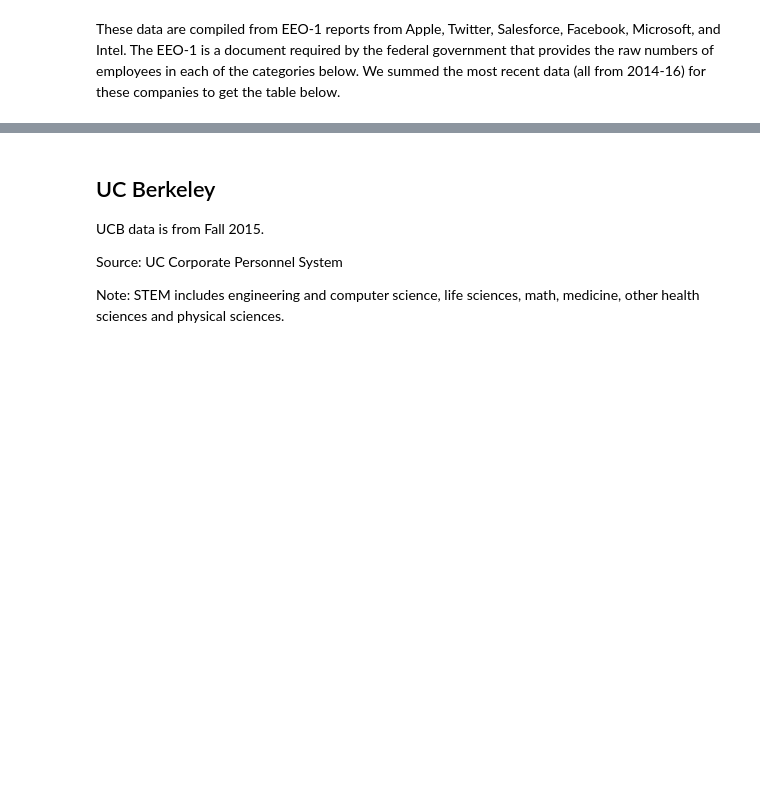
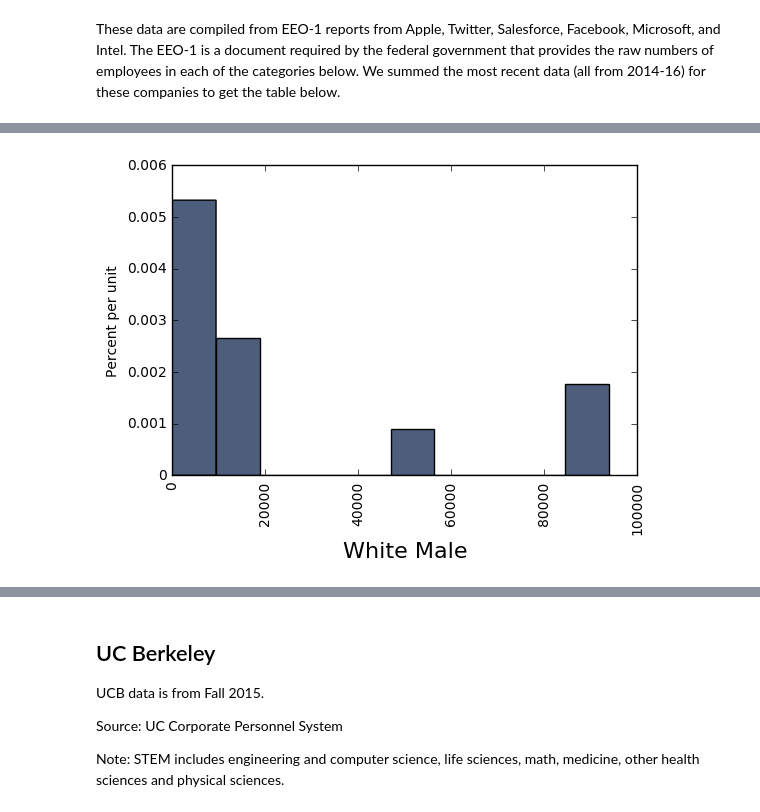
Before and after one commit to ds-modules/GWS-131, a Jupyter notebook: GWS-131-draft.ipynb, the cells around one changed output, grey strips where cells are left out. Drawn from its saved outputs; the diff is of its cells as text; code cells hidden in the pictures; blank space fills up the shorter version.

Commit message:
Niharika's changes to tech_data

```diff
--- a/GWS-131-draft.ipynb
+++ b/GWS-131-draft.ipynb
@@ -247,0 +262,4 @@ tech_data.show()
+# %%
+tech_data.select(3).hist()
+# %% [output]
+[figure, added]
```
Also changed, not shown: parts of 6 cells of this notebook.
